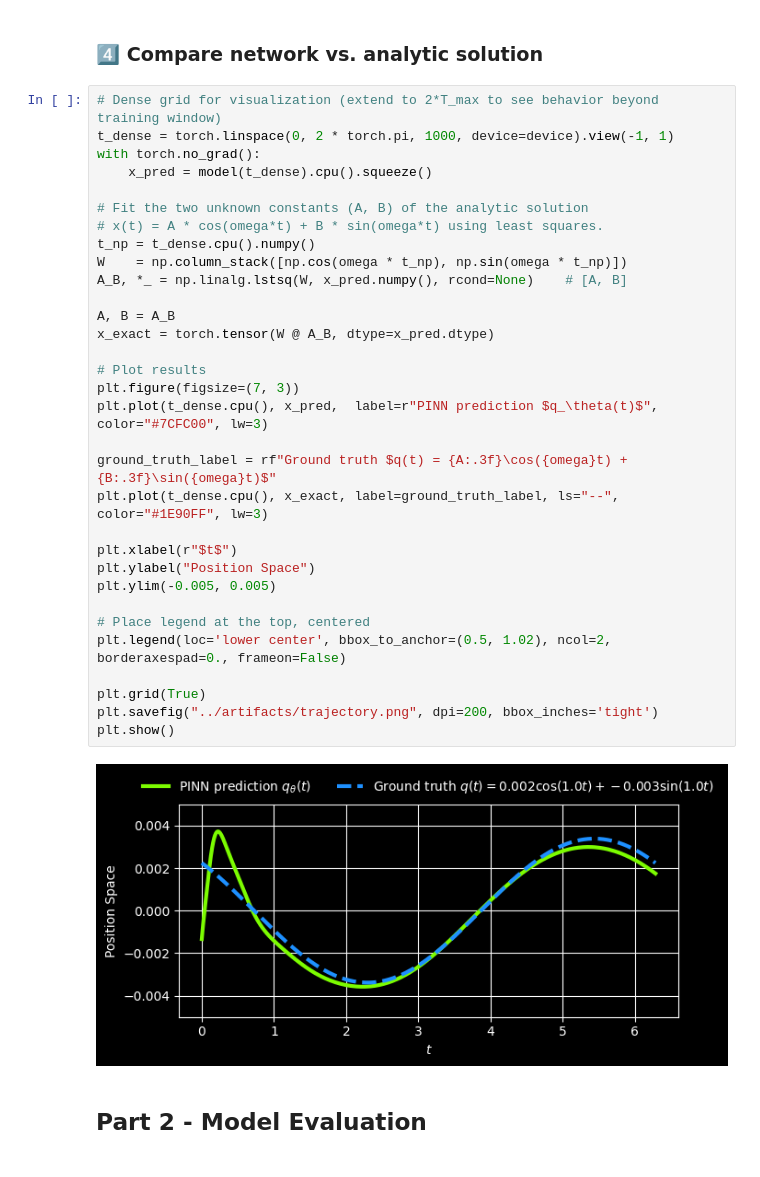
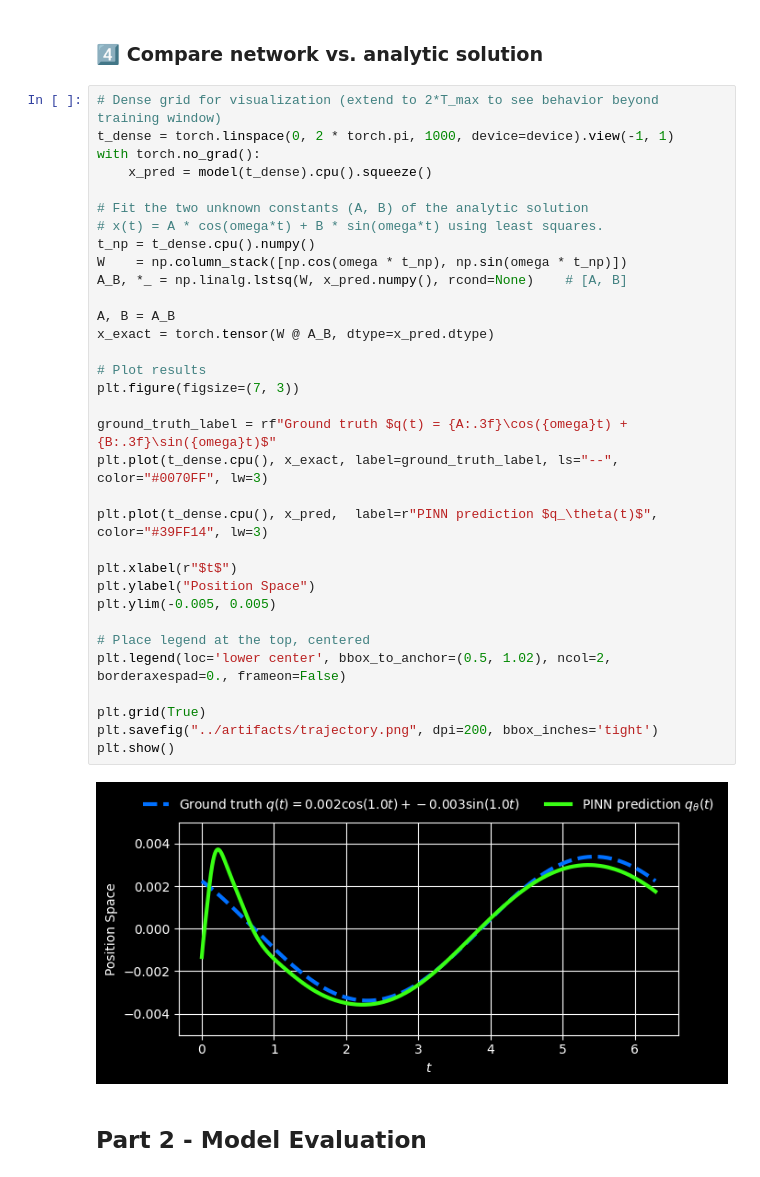
Before and after one commit to Scriber-Labs/lf-pinn-harmonic-oscillator, a Jupyter notebook: notebooks/demo.ipynb, the cells around one changed output. Drawn from its saved outputs; the diff is of its cells as text.

```diff
--- a/notebooks/demo.ipynb
+++ b/notebooks/demo.ipynb
@@ -118,36 +118,37 @@ plt.show()
 # Dense grid for visualization (extend to 2*T_max to see behavior beyond training window)
 t_dense = torch.linspace(0, 2 * torch.pi, 1000, device=device).view(-1, 1)
 with torch.no_grad():
     x_pred = model(t_dense).cpu().squeeze()
 
 # Fit the two unknown constants (A, B) of the analytic solution
 # x(t) = A * cos(omega*t) + B * sin(omega*t) using least squares.
 t_np = t_dense.cpu().numpy()
 W    = np.column_stack([np.cos(omega * t_np), np.sin(omega * t_np)])
 A_B, *_ = np.linalg.lstsq(W, x_pred.numpy(), rcond=None)    # [A, B]
 
 A, B = A_B
 x_exact = torch.tensor(W @ A_B, dtype=x_pred.dtype)
 
 # Plot results
 plt.figure(figsize=(7, 3))
-plt.plot(t_dense.cpu(), x_pred,  label=r"PINN prediction $q_\theta(t)$", color="#7CFC00", lw=3)
 
 ground_truth_label = rf"Ground truth $q(t) = {A:.3f}\cos({omega}t) + {B:.3f}\sin({omega}t)$"
-plt.plot(t_dense.cpu(), x_exact, label=ground_truth_label, ls="--", color="#1E90FF", lw=3)
+plt.plot(t_dense.cpu(), x_exact, label=ground_truth_label, ls="--", color="#0070FF", lw=3)
+
+plt.plot(t_dense.cpu(), x_pred,  label=r"PINN prediction $q_\theta(t)$", color="#39FF14", lw=3)
 
 plt.xlabel(r"$t$")
 plt.ylabel("Position Space")
 plt.ylim(-0.005, 0.005)
 
 # Place legend at the top, centered
 plt.legend(loc='lower center', bbox_to_anchor=(0.5, 1.02), ncol=2, borderaxespad=0., frameon=False)
 
 plt.grid(True)
 plt.savefig("../artifacts/trajectory.png", dpi=200, bbox_inches='tight')
 plt.show()
 # %% [output]
-[figure, old version]
+[figure, new version]
 # %% [markdown]
 ## Part 2 - Model Evaluation
 # %% [markdown]
```
Also changed, not shown: parts of 3 cells of this notebook, 5 other files.
